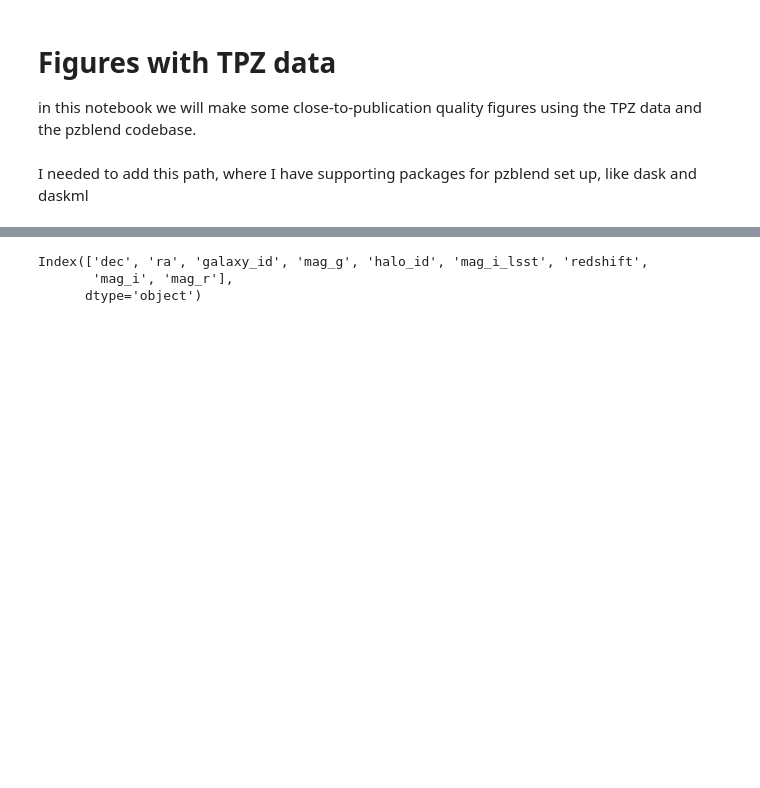
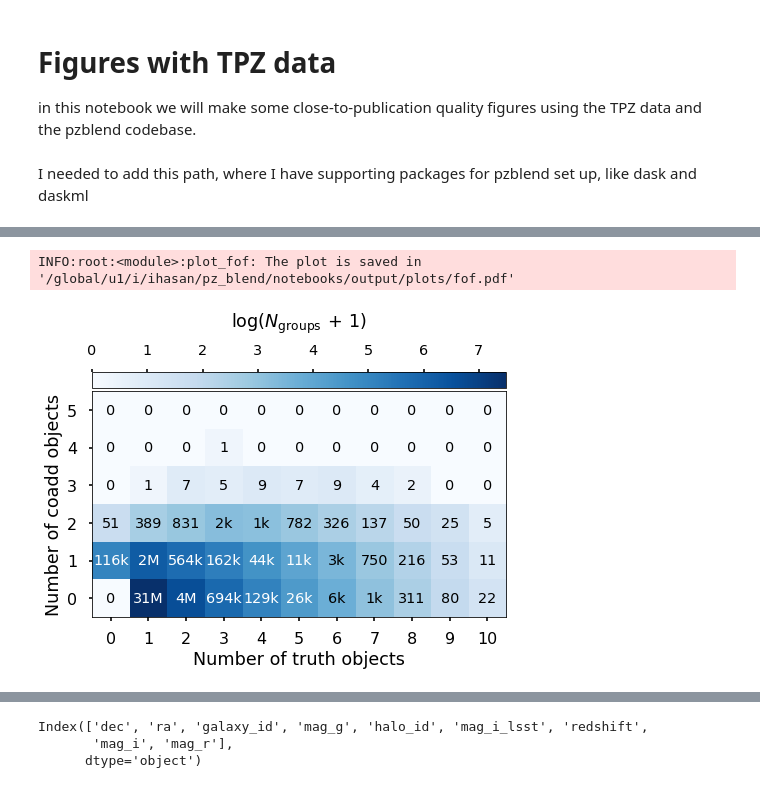
Before and after one commit to LSSTDESC/pz_blend, a Jupyter notebook: notebooks/Figures_TPZ.ipynb, the cells around one changed output, grey strips where cells are left out. Cells and saved outputs as stored; diff of their text form; code cells hidden in the pictures; blank space fills up the shorter version.

```diff
--- a/notebooks/Figures_TPZ.ipynb
+++ b/notebooks/Figures_TPZ.ipynb
@@ -80,0 +84,5 @@ pzb.fof_match(verify=True, plot=False, load_cached=True) #save_cached=True
+# %%
+pzb.plot_fof(save_name='fof.pdf', box=False, figsize=(9,4.5), save_plot=True)
+# %% [output]
+INFO:root:<module>:plot_fof: The plot is saved in '/global/u1/i/ihasan/pz_blend/notebooks/output/plots/fof.pdf'
+[figure, added]
```
Also changed, not shown: parts of 18 cells of this notebook, 1 other file.
